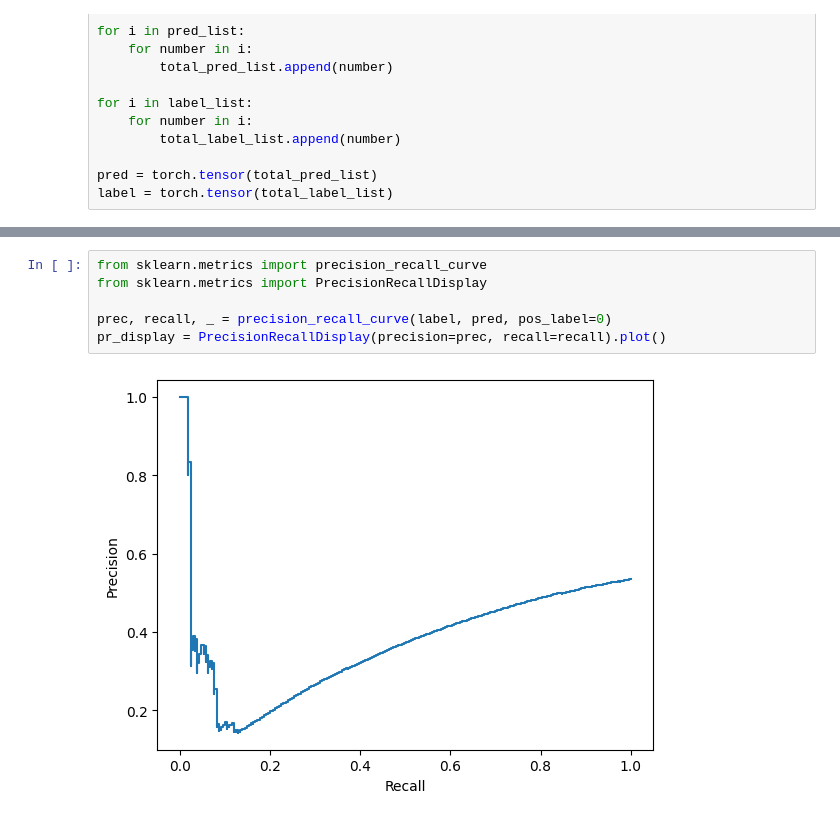
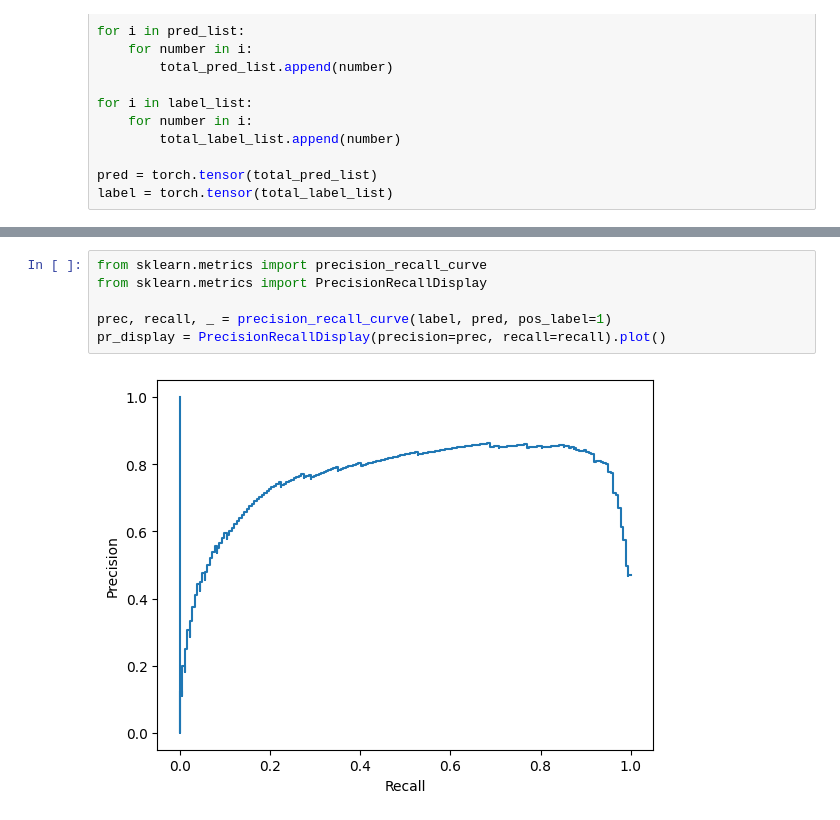
Before and after one commit to TsuguTsukumo/Walk_Video_PyTorch, a Jupyter notebook: project/attribution/draw_curve.ipynb, the cells around one changed output, grey strips where cells are left out. Saved outputs shown, nothing was run; the diff lists cells and outputs as text.

```diff
--- a/project/attribution/draw_curve.ipynb
+++ b/project/attribution/draw_curve.ipynb
@@ -142,8 +161,8 @@ roc_display = RocCurveDisplay(fpr=fpr, tpr=tpr).plot()
 # %%
 from sklearn.metrics import precision_recall_curve
 from sklearn.metrics import PrecisionRecallDisplay
 
-prec, recall, _ = precision_recall_curve(label, pred, pos_label=0)
+prec, recall, _ = precision_recall_curve(label, pred, pos_label=1)
 pr_display = PrecisionRecallDisplay(precision=prec, recall=recall).plot()
 # %% [output]
-[figure, old version]
+[figure, new version]
```
Also changed, not shown: parts of 10 cells of this notebook, 3 other files.
